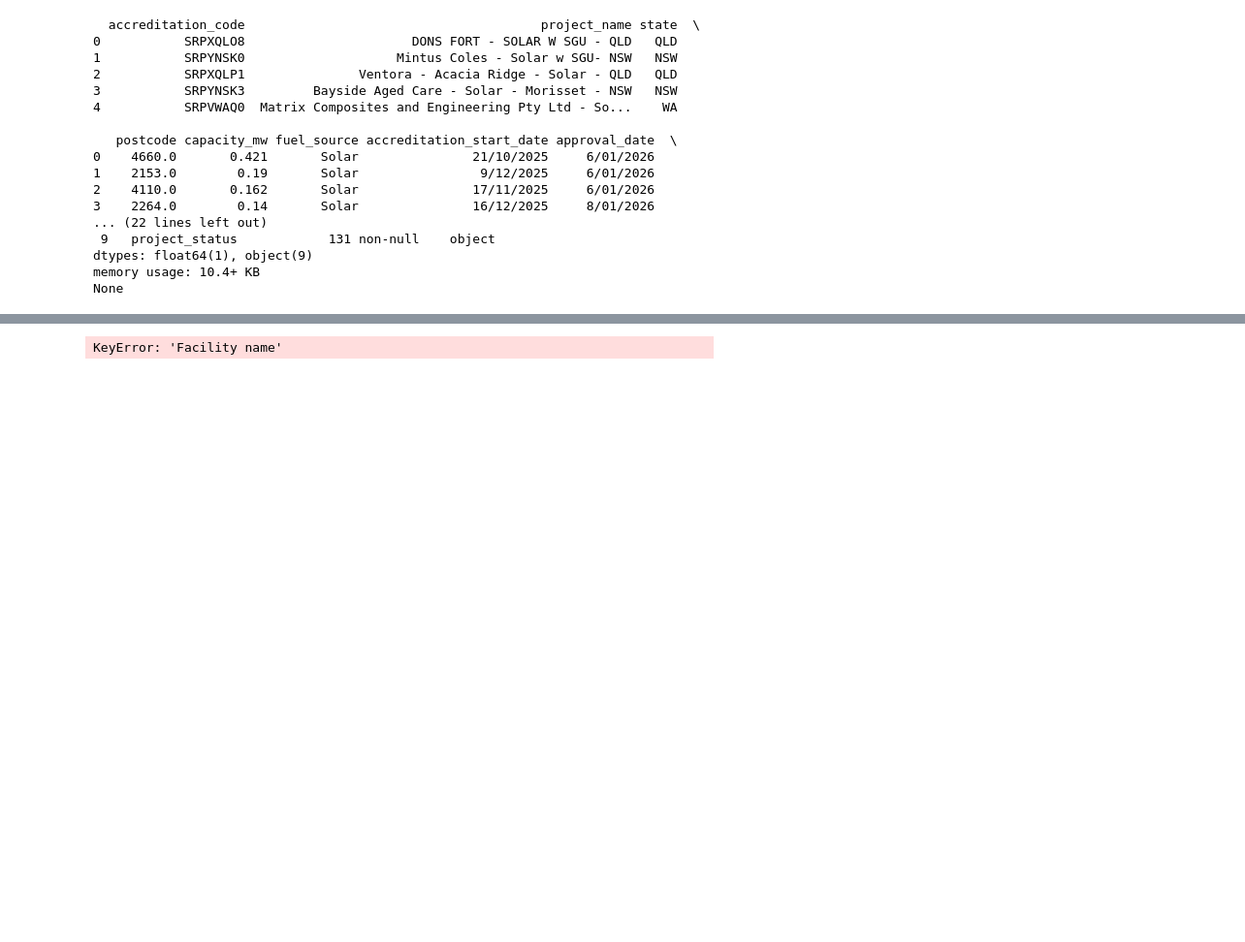
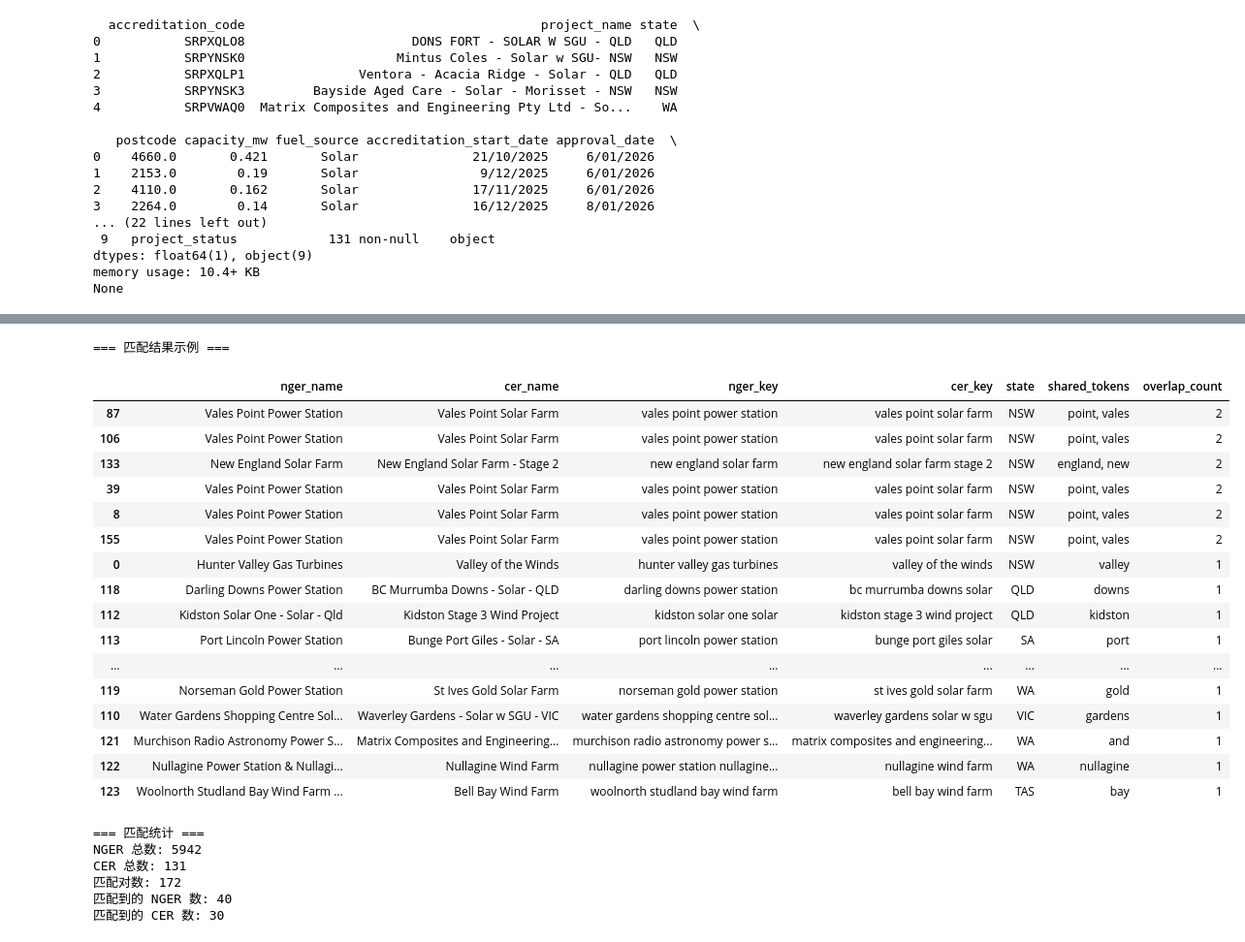
Before and after one commit to yusen0723/5339_A1, a Jupyter notebook: 5339.ipynb, the cells around one changed output, grey strips where cells are left out. Shown at 97% size. Drawn from its saved outputs; the diff is of its cells as text; code cells hidden in the pictures; blank space fills up the shorter version.

Commit message:
nger&cer 数据源 done

```diff
--- a/5339.ipynb
+++ b/5339.ipynb
@@ -246,11 +252,10 @@ import pandas as pd
 import re
 
 STOP_TOKENS = {
-    # "farm", "wind", "solar", "stage", "creek", "hill",
-    # "river", "lake", "park", "energy", "power", "project",
-    # "facility", "renewable", "generation", "station",
-    # "resource", "recovery", "storage", "pumped", "hydro",
-    # "port", "downs", "and", "the", "of"
+     "farm", "wind", "solar", "stage", "creek", "hill",
+    "river", "lake", "park", "energy", "power", "project",
+    "facility", "renewable", "generation", "station",
+    "green", "hub", "the", "of"
 }
 
 def clean_name(x):
@@ -291,33 +296,56 @@ for _, n_row in df_nger.iterrows():
         if not c_tokens:
             continue
 
         overlap = n_tokens & c_tokens
 
         if len(overlap) >= 1:
             matches.append({
                 "nger_name": n_row["Facility name"],
                 "cer_name": c_row["project_name"],
                 "nger_key": n_name,
                 "cer_key": c_name,
                 "state": n_state,
                 "shared_tokens": ", ".join(sorted(overlap)),
                 "overlap_count": len(overlap)
             })
 
 df_match = pd.DataFrame(matches)
 
 print("=== 匹配结果示例 ===")
 display(df_match.sort_values("overlap_count", ascending=False).head(20))
 
 print("\n=== 匹配统计 ===")
 print("NGER 总数:", len(df_nger))
 print("CER 总数:", len(df_cer))
 print("匹配对数:", len(df_match))
 
 if len(df_match) > 0:
     print("匹配到的 NGER 数:", df_match["nger_name"].nunique())
     print("匹配到的 CER 数:", df_match["cer_name"].nunique())
 # %% [output]
-KeyError: 'Facility name'
+=== 匹配结果示例 ===
+|  | nger_name | cer_name | nger_key | cer_key | state | shared_tokens | overlap_count |
+| 87 | Vales Point Power Station | Vales Point Solar Farm | vales point power station | vales point solar farm | NSW | point, vales | 2 |
+| 106 | Vales Point Power Station | Vales Point Solar Farm | vales point power station | vales point solar farm | NSW | point, vales | 2 |
+| 133 | New England Solar Farm | New England Solar Farm - Stage 2 | new england solar farm | new england solar farm stage 2 | NSW | england, new | 2 |
+| 39 | Vales Point Power Station | Vales Point Solar Farm | vales point power station | vales point solar farm | NSW | point, vales | 2 |
+| 8 | Vales Point Power Station | Vales Point Solar Farm | vales point power station | vales point solar farm | NSW | point, vales | 2 |
+| 155 | Vales Point Power Station | Vales Point Solar Farm | vales point power station | vales point solar farm | NSW | point, vales | 2 |
+| 0 | Hunter Valley Gas Turbines | Valley of the Winds | hunter valley gas turbines | valley of the winds | NSW | valley | 1 |
+| 118 | Darling Downs Power Station | BC Murrumba Downs - Solar - QLD | darling downs power station | bc murrumba downs solar | QLD | downs | 1 |
+| 112 | Kidston Solar One - Solar - Qld | Kidston Stage 3 Wind Project | kidston solar one solar | kidston stage 3 wind project | QLD | kidston | 1 |
+| 113 | Port Lincoln Power Station | Bunge Port Giles - Solar - SA | port lincoln power station | bunge port giles solar | SA | port | 1 |
+| ... | ... | ... | ... | ... | ... | ... | ... |
+| 119 | Norseman Gold Power Station | St Ives Gold Solar Farm | norseman gold power station | st ives gold solar farm | WA | gold | 1 |
+| 110 | Water Gardens Shopping Centre Sol... | Waverley Gardens - Solar w SGU - VIC | water gardens shopping centre sol... | waverley gardens solar w sgu | VIC | gardens | 1 |
+| 121 | Murchison Radio Astronomy Power S... | Matrix Composites and Engineering... | murchison radio astronomy power s... | matrix composites and engineering... | WA | and | 1 |
+| 122 | Nullagine Power Station & Nullagi... | Nullagine Wind Farm | nullagine power station nullagine... | nullagine wind farm | WA | nullagine | 1 |
+| 123 | Woolnorth Studland Bay Wind Farm ... | Bell Bay Wind Farm | woolnorth studland bay wind farm | bell bay wind farm | TAS | bay | 1 |
+=== 匹配统计 ===
+NGER 总数: 5942
+CER 总数: 131
+匹配对数: 172
+匹配到的 NGER 数: 40
+匹配到的 CER 数: 30
 # %%
 df_abs.to_csv("abs_data.csv", index=False)
```
Also changed, not shown: parts of 2 cells of this notebook, 1 other file.
